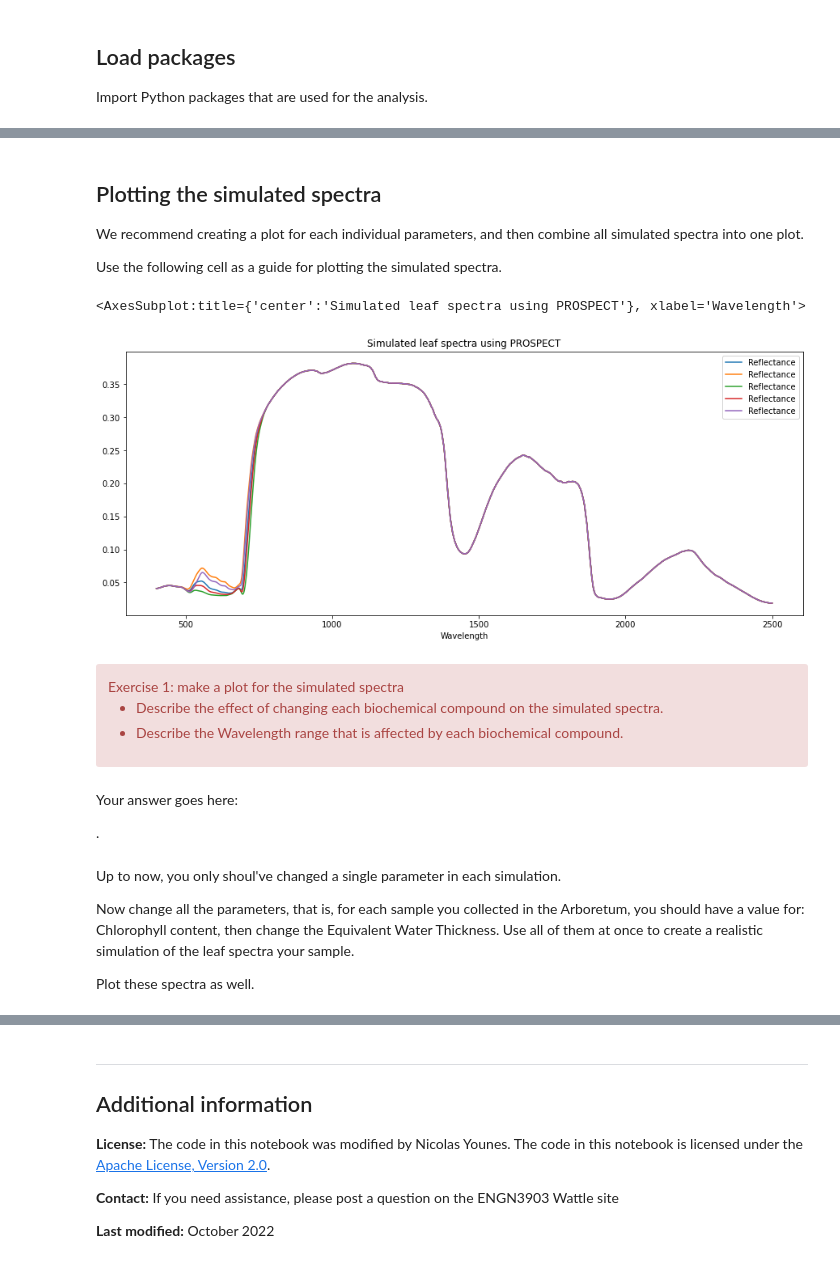
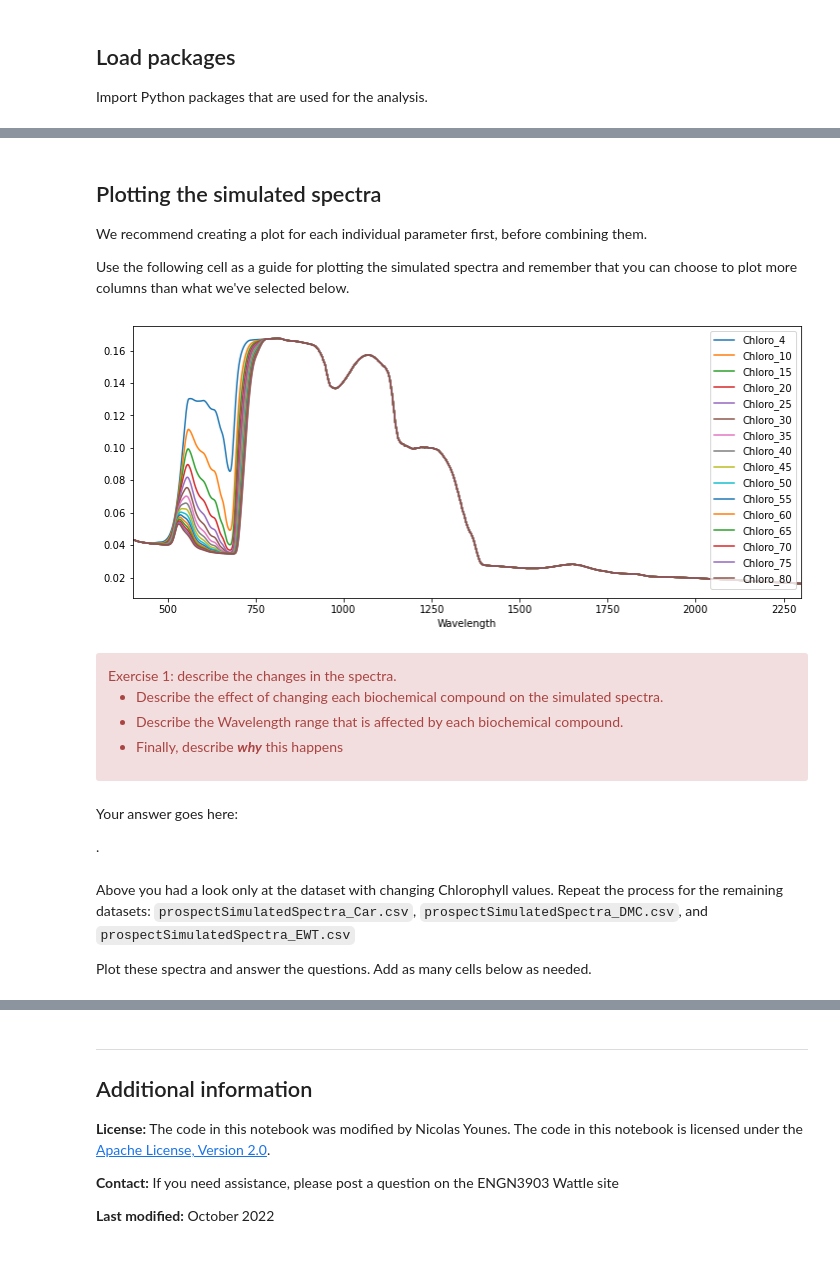
Before and after one commit to nicolasyounes/engn3903, a Jupyter notebook: week9/9.1_ENGN3903_Modelling_Leaf_spectra.ipynb, the cells around one changed output, grey strips where cells are left out. Saved outputs shown, nothing was run; the diff lists cells and outputs as text; code cells hidden in the pictures.

```diff
--- a/week9/9.1_ENGN3903_Modelling_Leaf_spectra.ipynb
+++ b/week9/9.1_ENGN3903_Modelling_Leaf_spectra.ipynb
@@ -163,0 +95,5 @@ main_dataframe
+# %%
+# Change the folder path to whereever you saved the spectra from PROSPECT
+folder = 'simulated/'
+df_cab = pd.read_csv(folder+'prospectSimulatedSpectra_Cab.csv')
+df_cab
@@ -164,21 +114,39 @@ main_dataframe
 # %% [markdown]
 ## Plotting the simulated spectra
 
-We recommend creating a plot for each individual parameters, and then combine all simulated spectra into one plot.
+We recommend creating a plot for each individual parameter first, before combining them.
 
-Use the following cell as a guide for plotting the simulated spectra.
+Use the following cell as a guide for plotting the simulated spectra and remember that you can choose to plot more columns than what we've selected below.
-# %%
-main_dataframe.plot.line(figsize=(15,6),
-                        title = 'Simulated leaf spectra using PROSPECT')
-# %% [output]
-<AxesSubplot:title={'center':'Simulated leaf spectra using PROSPECT'}, xlabel='Wavelength'>
-[figure, removed]
+# %%
+fig, ax = plt.subplots(figsize=(12,5))
+
+df_cab.plot.line(x='Wavelength', y=['Chloro_4',
+       'Chloro_10',
+       'Chloro_15',
+       'Chloro_20',
+       'Chloro_25',
+       'Chloro_30',
+       'Chloro_35',
+       'Chloro_40',
+       'Chloro_45',
+       'Chloro_50',
+       'Chloro_55',
+       'Chloro_60',
+       'Chloro_65',
+       'Chloro_70',
+       'Chloro_75',
+       'Chloro_80'], ax=ax)
+ax.set_xlim(400,2300)
+plt.show()
+# %% [output]
+[figure, added]
 # %% [markdown]
 <div class="alert alert-block alert-danger">
-    Exercise 1: make a plot for the simulated spectra
+    Exercise 1: describe the changes in the spectra.
 
 - Describe the effect of changing each biochemical compound on the simulated spectra.
 - Describe the Wavelength range that is affected by each biochemical compound.
+- Finally, describe ***why*** this happens
 </div>
 # %% [markdown]
 Your answer goes here:
@@ -186,10 +154,10 @@ Your answer goes here:
 
 
 .
-# %% [markdown]
-Up to now, you only shoul've changed a single parameter in each simulation.
-
-Now change all the parameters, that is, for each sample you collected in the Arboretum, you should have a value for: Chlorophyll content, then change the Equivalent Water Thickness. Use all of them at once to create a realistic simulation of the leaf spectra your sample.
-
-Plot these spectra as well.
+# %% [markdown]
+Above you had a look only at the dataset with changing Chlorophyll values. Repeat the process for the remaining datasets:
+`prospectSimulatedSpectra_Car.csv`, `prospectSimulatedSpectra_DMC.csv`, and `prospectSimulatedSpectra_EWT.csv`
+
+Plot these spectra and answer the questions.
+Add as many cells below as needed.
 # %%
```
Also changed, not shown: parts of 38 cells of this notebook, 17 other files.
